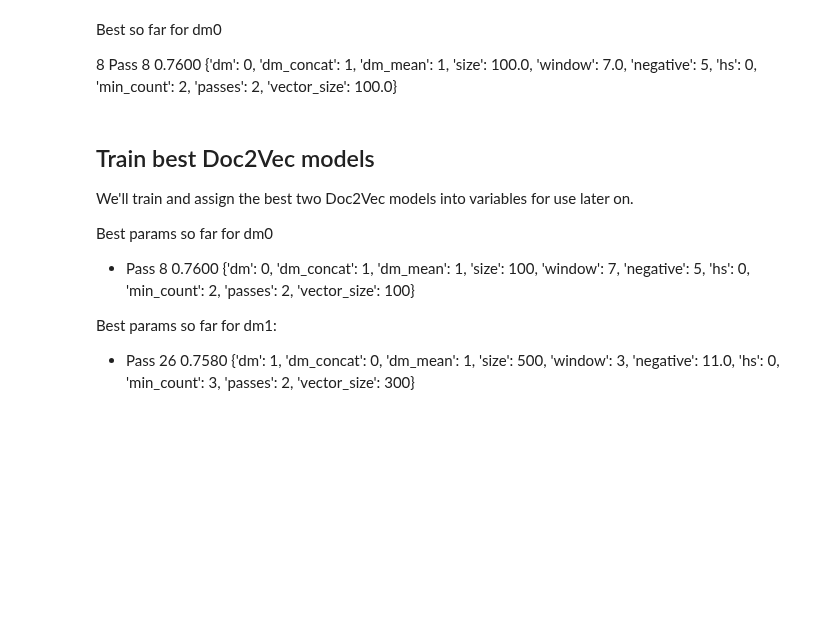
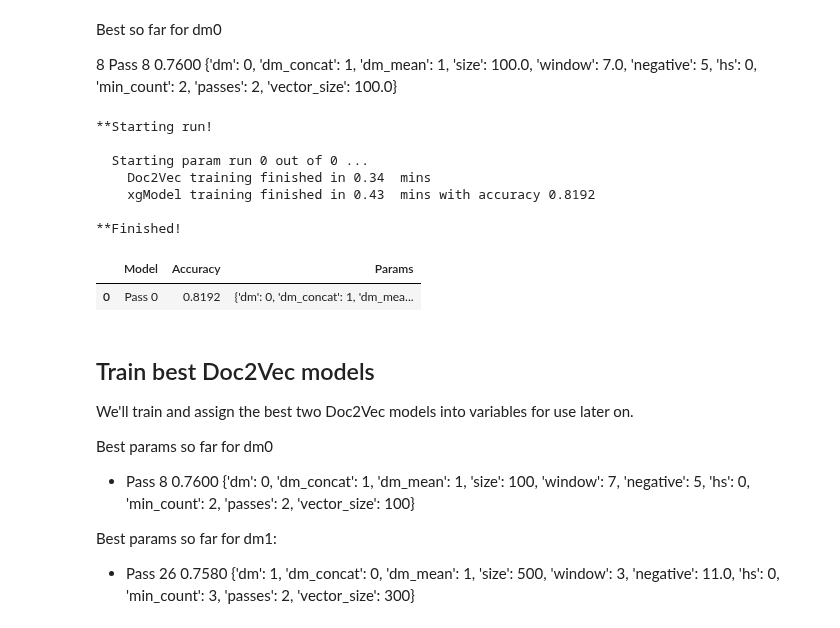
Before and after one commit to nrasch/Portfolio, a Jupyter notebook: Machine-Learning/Python/04-Classic-Datasets/Model-XGB-1.1.ipynb, the cells around one changed output. Drawn from its saved outputs; the diff is of its cells as text; code cells hidden in the pictures; blank space fills up the shorter version.

Commit message:
Starting cleanup and final edits on Model-XGB-1.1.ipynb write-up

```diff
--- a/Machine-Learning/Python/04-Classic-Datasets/Model-XGB-1.1.ipynb
+++ b/Machine-Learning/Python/04-Classic-Datasets/Model-XGB-1.1.ipynb
@@ -607,27 +731 @@ def trainDoc2Vec(params):
     return m
-# %%
-def assessSingleXGB(xgModel, d2vModel, y):
-    X_train, X_eval, y_train, y_eval = train_test_split(
-        np.asarray(d2vModel.docvecs.doctag_syn0[:25000]),
-        y,
-        test_size = 0.1,
-        shuffle = True,
-        random_state = seedVal,
-        stratify = y
-    )
-
-    xgModel.fit(
-        X_train,
-        y_train,
-        eval_set = [(X_train, y_train), (X_eval, y_eval)],
-        eval_metric = "auc",
-        verbose = False,
-        early_stopping_rounds = 5,
-        callbacks=[
-            #xg.callback.print_evaluation(period = 50, show_stdv = True)
-        ]
-    )
-
-    preds = xgModel.predict(X_eval)
-
-    return accuracy_score(y_eval, preds)
@@ -933,3 +1123,19 @@ Best so far for dm0
+# %%
+_df = searchParams3(False)
+
+# Print results sorted by Accuracy desc
+pd.set_option('display.max_colwidth', -1)
+_df.sort_values(by = ['Accuracy'], ascending = [False]).head()
+# %% [output]
+**Starting run!
+
+  Starting param run 0 out of 0 ...
+    Doc2Vec training finished in 0.34  mins
+    xgModel training finished in 0.43  mins with accuracy 0.8192
+
+**Finished!
+|  | Model | Accuracy | Params |
+| 0 | Pass 0 | 0.8192 | {'dm': 0, 'dm_concat': 1, 'dm_mea... |
 # %% [markdown]
 ## Train best Doc2Vec models
 
```
Also changed, not shown: parts of 67 cells of this notebook.
